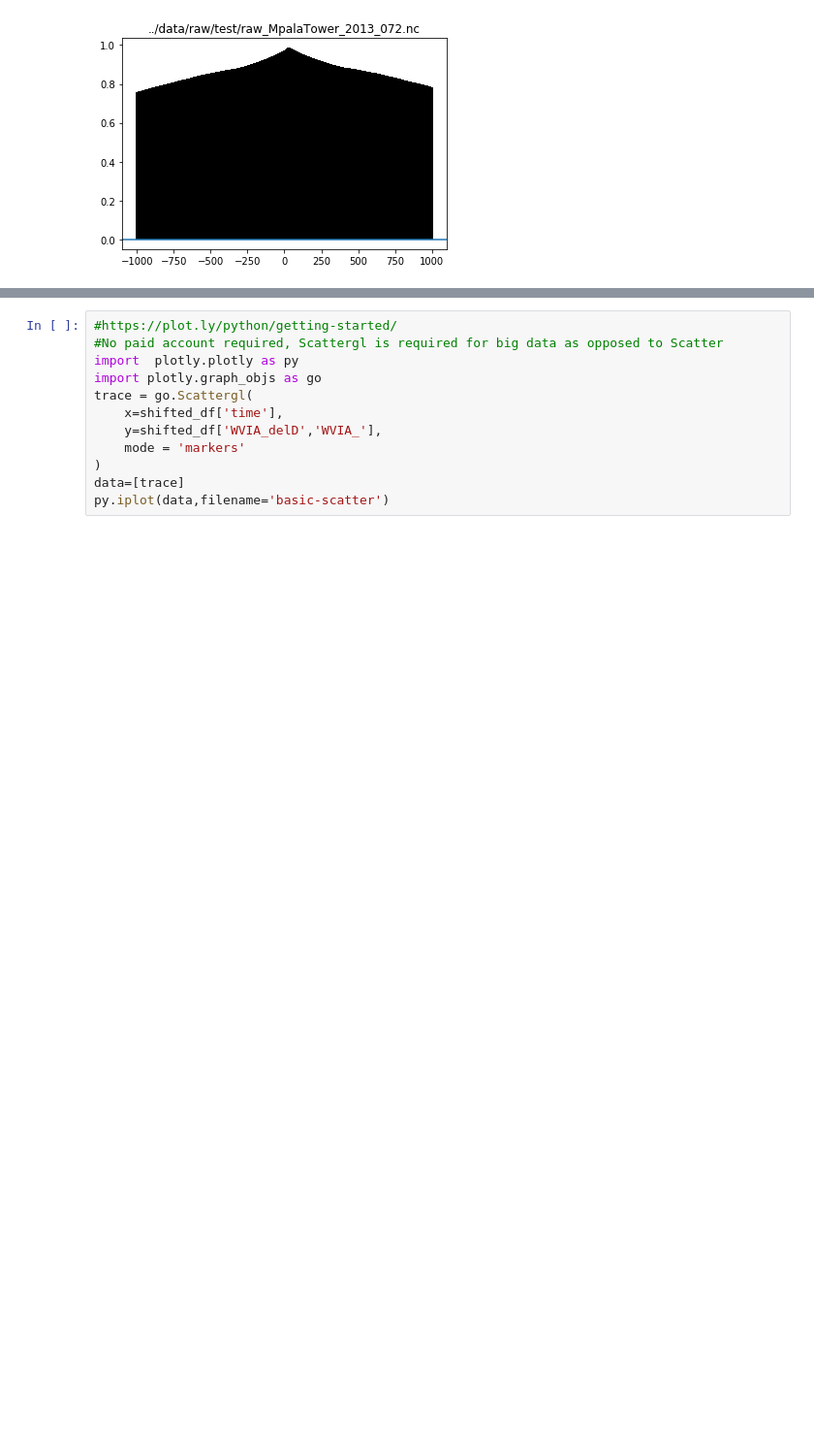
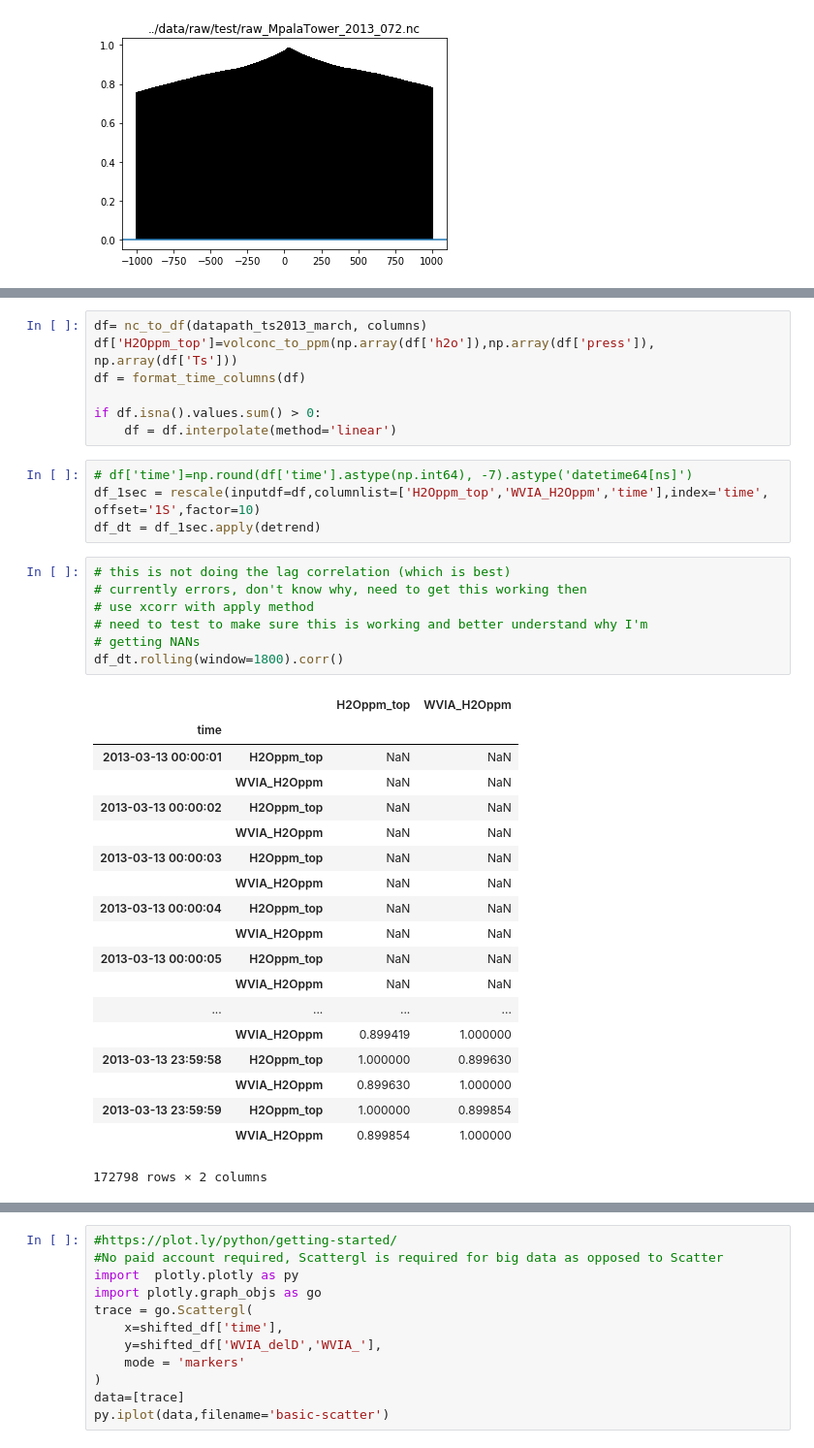
Before and after one commit to rbavery/isoflux, a Jupyter notebook: notebooks/dataexplore.ipynb, the cells around one changed output, grey strips where cells are left out. Shown: that part at 97% size. Drawn from its saved outputs; the diff is of its cells as text; blank space fills up the shorter version.

Commit message:
worked on rolling correlation, notes

```diff
--- a/notebooks/dataexplore.ipynb
+++ b/notebooks/dataexplore.ipynb
@@ -151,0 +164,38 @@ Index(['time', 'e_hmp', 'press', 'h2o', 'Ts', 'lat', 'elevation', 'lon',
+# %%
+df= nc_to_df(datapath_ts2013_march, columns)
+df['H2Oppm_top']=volconc_to_ppm(np.array(df['h2o']),np.array(df['press']), np.array(df['Ts']))
+df = format_time_columns(df)
+
+if df.isna().values.sum() > 0:
+    df = df.interpolate(method='linear')
+# %%
+# df['time']=np.round(df['time'].astype(np.int64), -7).astype('datetime64[ns]')
+df_1sec = rescale(inputdf=df,columnlist=['H2Oppm_top','WVIA_H2Oppm','time'],index='time', offset='1S',factor=10)
+df_dt = df_1sec.apply(detrend)
+# %%
+# this is not doing the lag correlation (which is best)
+# currently errors, don't know why, need to get this working then
+# use xcorr with apply method
+# need to test to make sure this is working and better understand why I'm
+# getting NANs
+df_dt.rolling(window=1800).corr()
+# %% [output]
+|  |  | H2Oppm_top | WVIA_H2Oppm |
+| time |  |  |  |
+| 2013-03-13 00:00:01 | H2Oppm_top | NaN | NaN |
+|  | WVIA_H2Oppm | NaN | NaN |
+| 2013-03-13 00:00:02 | H2Oppm_top | NaN | NaN |
+|  | WVIA_H2Oppm | NaN | NaN |
+| 2013-03-13 00:00:03 | H2Oppm_top | NaN | NaN |
+|  | WVIA_H2Oppm | NaN | NaN |
+| 2013-03-13 00:00:04 | H2Oppm_top | NaN | NaN |
+|  | WVIA_H2Oppm | NaN | NaN |
+| 2013-03-13 00:00:05 | H2Oppm_top | NaN | NaN |
+|  | WVIA_H2Oppm | NaN | NaN |
+| ... | ... | ... | ... |
+|  | WVIA_H2Oppm | 0.899419 | 1.000000 |
+| 2013-03-13 23:59:58 | H2Oppm_top | 1.000000 | 0.899630 |
+|  | WVIA_H2Oppm | 0.899630 | 1.000000 |
+| 2013-03-13 23:59:59 | H2Oppm_top | 1.000000 | 0.899854 |
+|  | WVIA_H2Oppm | 0.899854 | 1.000000 |
+172798 rows × 2 columns
```
Also changed, not shown: parts of 5 cells of this notebook, 1 other file.
